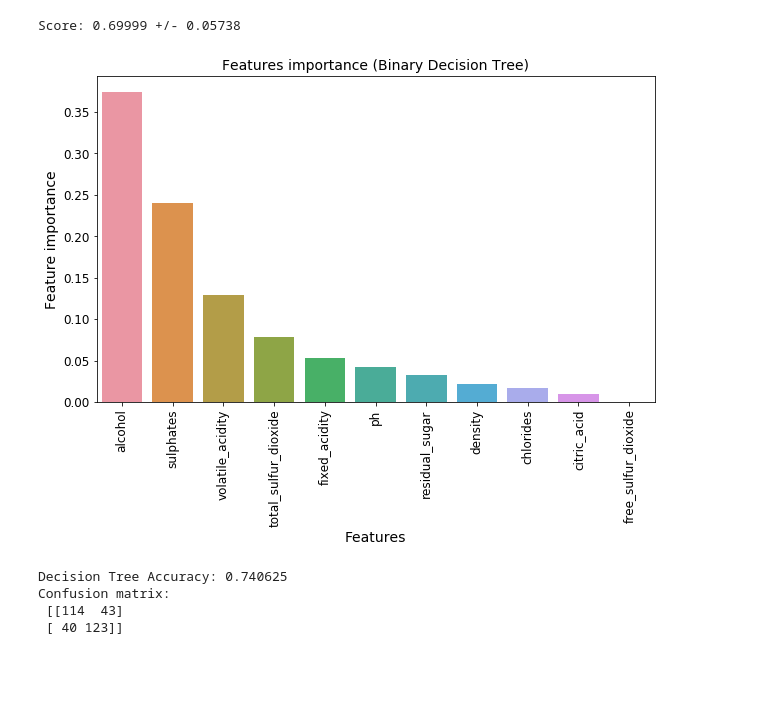
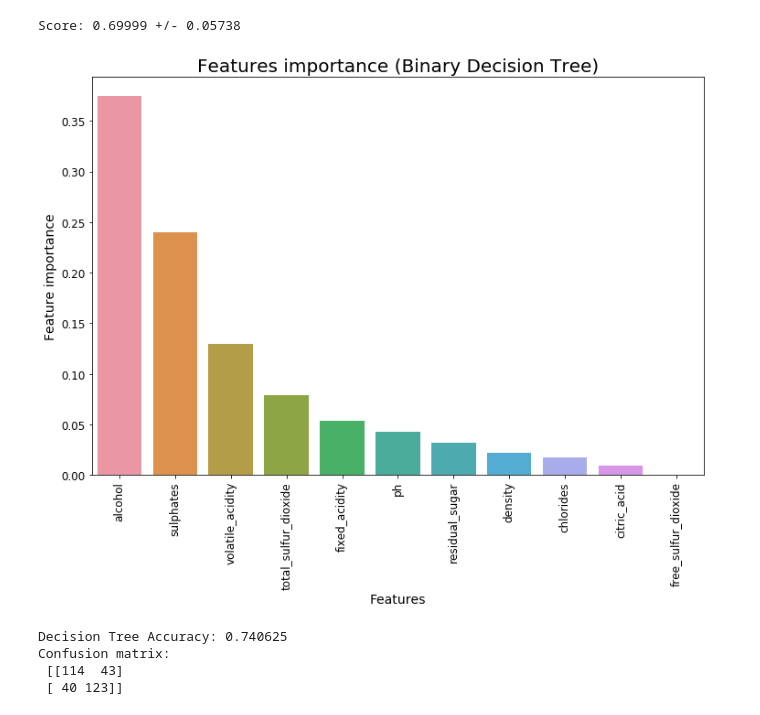
Before and after one commit to huangyuzhang/cookbook, a Jupyter notebook: wine/wine4.ipynb, the cells around one changed output. Saved outputs shown, nothing was run; the diff lists cells and outputs as text; code cells hidden in the pictures; blank space fills up the shorter version.

```diff
--- a/wine/wine4.ipynb
+++ b/wine/wine4.ipynb
@@ -304,13 +304,13 @@ Score: 0.69999 +/- 0.05738
 # %%
 tmp = pd.DataFrame({'Features': features2, 'Feature importance': clf2.feature_importances_})
 tmp = tmp.sort_values(by='Feature importance',ascending=False)
-plt.figure(figsize = (10,6))
-plt.title('Features importance (Binary Decision Tree)',fontsize=14)
+plt.figure(figsize = (12,8))
+plt.title('Features importance (Binary Decision Tree)',fontsize=20)
 s = sns.barplot(x='Features',y='Feature importance',data=tmp)
 s.set_xticklabels(s.get_xticklabels(),rotation=90)
 plt.show()
 # %% [output]
-[figure, old version]
+[figure, new version]
 # %%
 print("Decision Tree Accuracy:",accuracy_score(y2_test, clf2.predict(X_test)))
 
```
Also changed, not shown: parts of 10 cells of this notebook.
